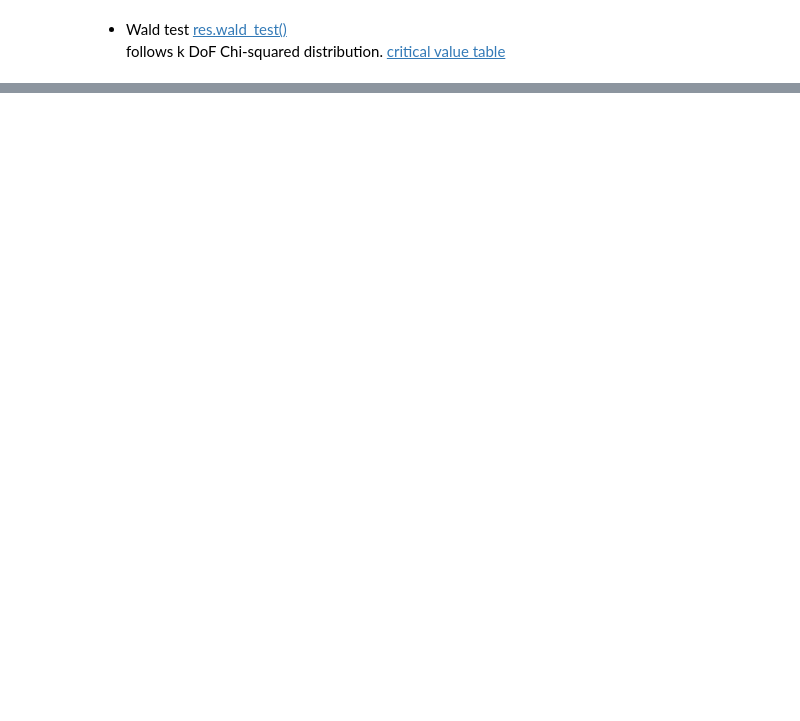
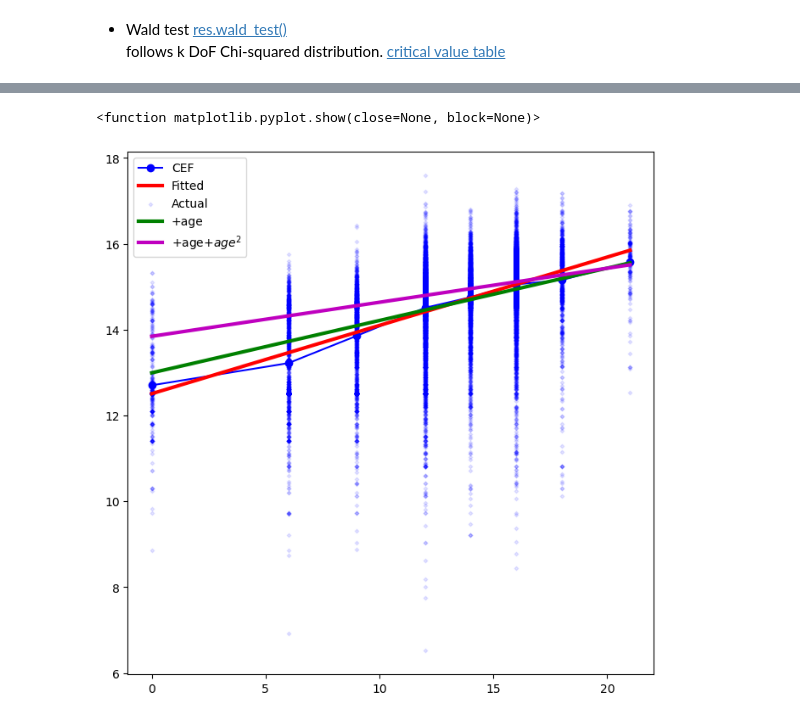
Before and after one commit to SeanJSLee/Teaching_YU_DS_basic_KR, a Jupyter notebook: Lecture_ols.ipynb, the cells around one changed output, grey strips where cells are left out. Cells and saved outputs as stored; diff of their text form; code cells hidden in the pictures; blank space fills up the shorter version.

```diff
--- a/Lecture_ols.ipynb
+++ b/Lecture_ols.ipynb
@@ -198,0 +347,2 @@ print('beta :',beta_hat, '\nbeta 0:',beta_hat[0], '\nbeta 1:',beta_hat[1])
+# %%
+result.predict(sm.add_constant(range(0,22)))
@@ -198,0 +369,11 @@ print('beta :',beta_hat, '\nbeta 0:',beta_hat[0], '\nbeta 1:',beta_hat[1])
+# %%
+def ols_alt_spec(spec, data):
+    import statsmodels.api as sm
+    import patsy
+    y,X = patsy.dmatrices(spec, data=data, return_type='dataframe')
+    model  = sm.OLS(y,X)
+    result = model.fit(cov_type='HC0')
+    print(result.summary())
+    return result
+
+result_alt_age = ols_alt_spec(spec='ln_income ~ edu_year + age', data= df_hps)
@@ -198,0 +398,2 @@ print('beta :',beta_hat, '\nbeta 0:',beta_hat[0], '\nbeta 1:',beta_hat[1])
+# %%
+result_alt_age_sq = ols_alt_spec(spec='ln_income ~ edu_year + age + np.power(age,2)', data= df_hps)
@@ -198,0 +426,15 @@ print('beta :',beta_hat, '\nbeta 0:',beta_hat[0], '\nbeta 1:',beta_hat[1])
+# %%
+# 교육연도별 임금평균 - alternative specification
+CEF_income_edu = df_hps.groupby('edu_year')['ln_income'].mean()
+
+
+df_to_predict_age = pd.DataFrame(columns=result_alt_age_sq.params.index)
+# result_alt_age.predict()
+df_to_predict_age['edu_year'] = range(0,22)
+df_to_predict_age['Intercept'] = 1
+df_to_predict_age['age'] = df_hps['age'].mean()
+df_to_predict_age['np.power(age, 2)'] = df_hps['age'].mean() ** 2
+df_to_predict_age
+#
+# result_alt_age.predict(df_to_predict_age[result_alt_age.params.index])
+df_to_predict_age
@@ -198,0 +459,17 @@ print('beta :',beta_hat, '\nbeta 0:',beta_hat[0], '\nbeta 1:',beta_hat[1])
+# %%
+fig, ax = plt.subplots(figsize=(8,8))
+ax.plot(school_means, linestyle='-', marker='o', c='b')
+ax.plot(result.predict(sm.add_constant(range(0,22))) ,linestyle='-', linewidth=3, c='r')
+ax.scatter(df_hps['edu_year'], df_hps['ln_income'], alpha=0.1, s=5, marker='D', c='b')
+# alt 1
+ax.plot(result_alt_age.predict(df_to_predict_age[result_alt_age.params.index]) ,linestyle='-', linewidth=3, c='g')
+# alt 2
+ax.plot(result_alt_age_sq.predict(df_to_predict_age[result_alt_age_sq.params.index]) ,linestyle='-', linewidth=3, c='m')
+
+
+
+plt.legend(['CEF', 'Fitted', 'Actual', '+age', '+age+$age^2$'])
+plt.show
+# %% [output]
+<function matplotlib.pyplot.show(close=None, block=None)>
+[figure, added]
```
Also changed, not shown: parts of 38 cells of this notebook, 3 other files.
